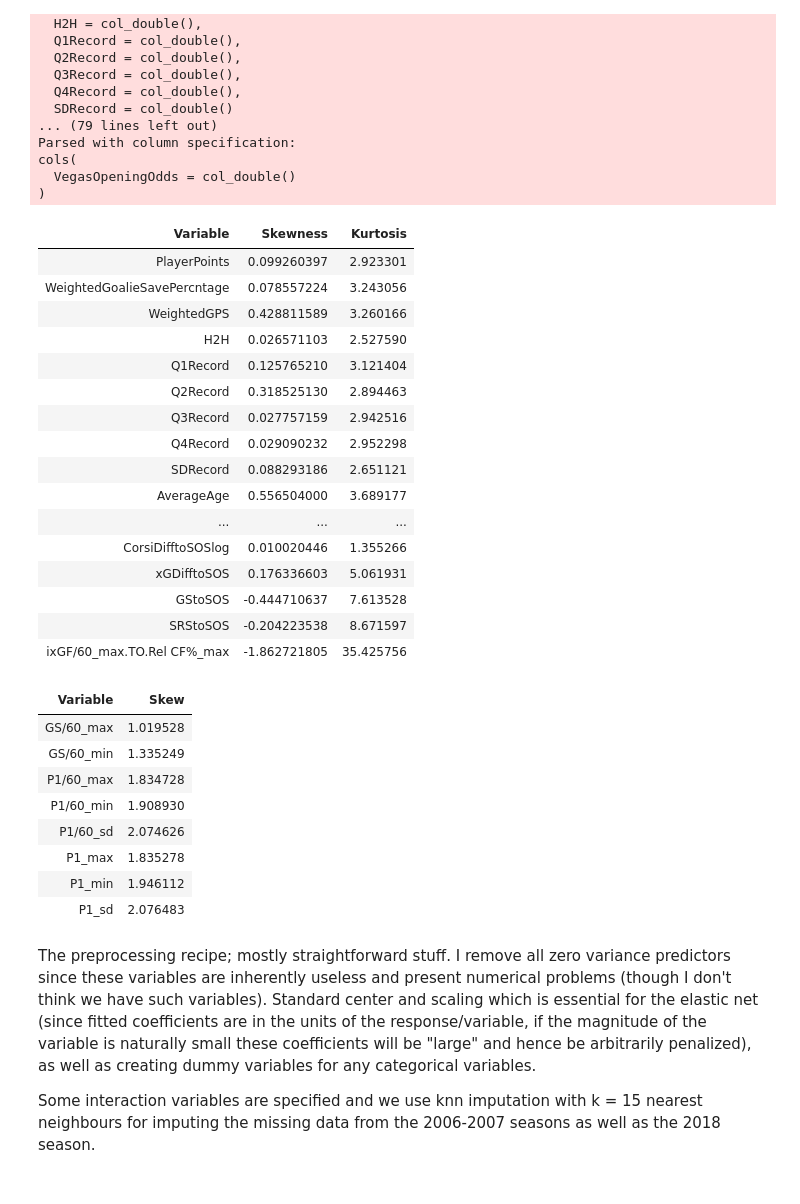
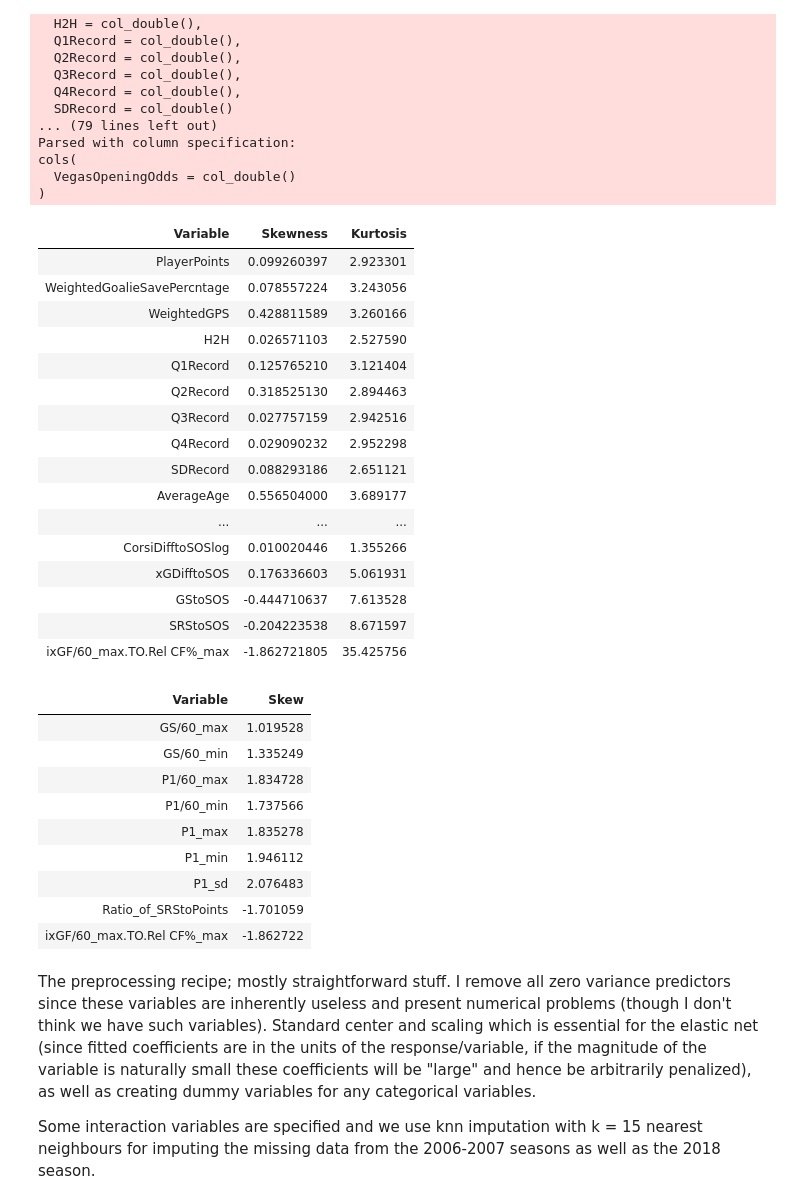
Before and after one commit to braydentang1/NHLPlayoffs, a Jupyter notebook: Notebooks/Elastic Net.ipynb, the cells around one changed output. Saved outputs shown, nothing was run; the diff lists cells and outputs as text; code cells hidden in the pictures.

```diff
--- a/Notebooks/Elastic Net.ipynb
+++ b/Notebooks/Elastic Net.ipynb
@@ -187,25 +187,22 @@ cols(
 #...................................Engineering of some features..................#
 
 allData = allData %>%
-            mutate(Ratio_of_GoalstoGoalsAgainst = GoalsFor/GoalsAgainst) %>%
-            mutate(Ratio_of_HitstoBlocks = HitsatES/BlocksatES) %>%
             mutate(logofPoints = sign(Points) * log(abs(Points) + 1)) %>%
             mutate(sqrtofPoints = abs(Points)^0.5) %>%
-            mutate(PenaltyMinstoPowerPlay = PenaltyMinsPG*60*82 /PowerPlayPercentage) %>%
-            mutate(Ratio_of_SRStoPoints = SRS/Points) %>%
+            mutate(PenaltyMinstoPowerPlaylog = sign(PenaltyMinsPG*60*82 /PowerPlayPercentage) * log(abs(PenaltyMinsPG*60*82 /PowerPlayPercentage) + 1)) %>%
+            mutate(Ratio_of_SRStoPoints = (SRS/Points)^1/3) %>%
             mutate(AverageGoalDiff_PerGame = GoalsFor/82) %>%
             mutate(AveragePenaltyDiff_PerGame = PenaltyMinsPG/82) %>%
             mutate(logofSOG = sign(SOG) * log(abs(SOG) + 1)) %>%
             mutate(sqrtofRPI = abs(RPI)^0.5) %>%
             mutate(PowerPlaytoPenaltyKill = PowerPlayPercentage/PenaltyKillPercentage) %>%
             mutate(PowerPlaytoPenaltyKill = sign(PowerPlaytoPenaltyKill) * log(abs(PowerPlaytoPenaltyKill) + 1)) %>%
-            mutate(SCFtoGoalsAgainst = SCF/GoalsAgainst) %>%
             mutate(PointsPercentage = Points/164) %>%
             mutate(GS_max_log = sign(GS_mean) * log(abs(GS_mean) + 1)) %>%
             mutate(CA_Per60Team_log = sign(CA_Per60Team) * log(abs(CA_Per60Team) + 1)) %>%
-            mutate(Ratio_of_GoalstoGoalsAgainstlog = sign(Ratio_of_GoalstoGoalsAgainst) * log(abs(Ratio_of_GoalstoGoalsAgainst) +1)) %>%
-            mutate(Ratio_of_HitstoBlockslog = sign(Ratio_of_HitstoBlocks) * log(abs(Ratio_of_HitstoBlocks) + 1)) %>%
-            mutate(SCFtoGoalsAgainstlog = sign(SCFtoGoalsAgainst) * log(abs(SCFtoGoalsAgainst) + 1)) %>%
+            mutate(Ratio_of_GoalstoGoalsAgainstlog = sign(GoalsFor/GoalsAgainst) * log(abs(GoalsFor/GoalsAgainst) +1)) %>%
+            mutate(Ratio_of_HitstoBlockslog = sign(HitsatES/BlocksatES) * log(abs(HitsatES/BlocksatES) + 1)) %>%
+            mutate(SCFtoGoalsAgainstlog = sign(SCF/GoalsAgainst) * log(abs(SCF/GoalsAgainst) + 1)) %>%
             mutate(PointsPercentagesqrt = abs(PointsPercentage)^0.5) %>%
             mutate(CorsiDifftoSOSlog = sign((CF_Per60Team - CA_Per60Team)/SOS) * log(abs((CF_Per60Team - CA_Per60Team)/SOS) + 1)) %>%
             mutate(xGDifftoSOS = (xGF.60 - xGA.60)/SOS) %>%
@@ -215,6 +212,8 @@ allData = allData %>%
             mutate(ZSR_min = sign(ZSR_min) * log(abs(ZSR_min) + 1)) %>%
             mutate("Rel CF%_min" = sign(allData$'Rel CF%_min') * log(abs(allData$'Rel CF%_min') + 1)) %>%
             mutate("ixGF/60_max.TO.Rel CF%_max" = allData$'Rel CF%_max' / allData$'ixGF/60_max') %>%
+            mutate("P1/60_sd" = sign(allData$'P1/60_sd') * log(abs(allData$'P1/60_sd') + 1)) %>%
+            mutate("P1/60_min" = sign(allData$'P1/60_min') * log(abs(allData$'P1/60_min') + 1)) %>%
             mutate_if(is.numeric, funs(ifelse(is.nan(.), 0,.))) %>%
             mutate_if(is.numeric, funs(ifelse(is.infinite(.), 0,.)))
 # %%
@@ -225,39 +224,40 @@ options(repr.matrix.max.rows=600, repr.matrix.max.cols=200, scipen = 999)
 kurt = allData %>% select_if(., is.numeric) %>% summarize_all(., funs(moments::kurtosis(., na.rm=TRUE))) %>%
                                          gather(., Variable, Kurtosis)
 allData %>% select_if(., is.numeric) %>% summarize_all(., funs(moments::skewness(., na.rm=TRUE))) %>%
                                          gather(., Variable, Skewness) %>%
                                          left_join(., kurt, by = "Variable")
 rm(kurt)
 allData %>% select_if(., is.numeric) %>% summarize_all(., funs(moments::skewness(., na.rm=TRUE))) %>%
                                           gather(., Variable, Skew) %>%
-                                          filter(., Skew >= 1)
+                                          filter(., abs(Skew) >= 1)
 # %% [output]
 | Variable | Skewness | Kurtosis |
 | PlayerPoints | 0.099260397 | 2.923301 |
 | WeightedGoalieSavePercntage | 0.078557224 | 3.243056 |
 | WeightedGPS | 0.428811589 | 3.260166 |
 | H2H | 0.026571103 | 2.527590 |
 | Q1Record | 0.125765210 | 3.121404 |
 | Q2Record | 0.318525130 | 2.894463 |
 | Q3Record | 0.027757159 | 2.942516 |
 | Q4Record | 0.029090232 | 2.952298 |
 | SDRecord | 0.088293186 | 2.651121 |
 | AverageAge | 0.556504000 | 3.689177 |
 | ... | ... | ... |
 | CorsiDifftoSOSlog | 0.010020446 | 1.355266 |
 | xGDifftoSOS | 0.176336603 | 5.061931 |
 | GStoSOS | -0.444710637 | 7.613528 |
 | SRStoSOS | -0.204223538 | 8.671597 |
 | ixGF/60_max.TO.Rel CF%_max | -1.862721805 | 35.425756 |
 | Variable | Skew |
 | GS/60_max | 1.019528 |
 | GS/60_min | 1.335249 |
 | P1/60_max | 1.834728 |
-| P1/60_min | 1.908930 |
-| P1/60_sd | 2.074626 |
+| P1/60_min | 1.737566 |
 | P1_max | 1.835278 |
 | P1_min | 1.946112 |
 | P1_sd | 2.076483 |
+| Ratio_of_SRStoPoints | -1.701059 |
+| ixGF/60_max.TO.Rel CF%_max | -1.862722 |
 # %% [markdown]
 The preprocessing recipe; mostly straightforward stuff. I remove all zero variance predictors since these variables are inherently useless and present numerical problems (though I don't think we have such variables). Standard center and scaling which is essential for the elastic net (since fitted coefficients are in the units of the response/variable, if the magnitude of the variable is naturally small these coefficients will be "large" and hence be arbitrarily penalized), as well as creating dummy variables for any categorical variables.
 
```
Also changed, not shown: parts of 6 cells of this notebook, 1 other file.
